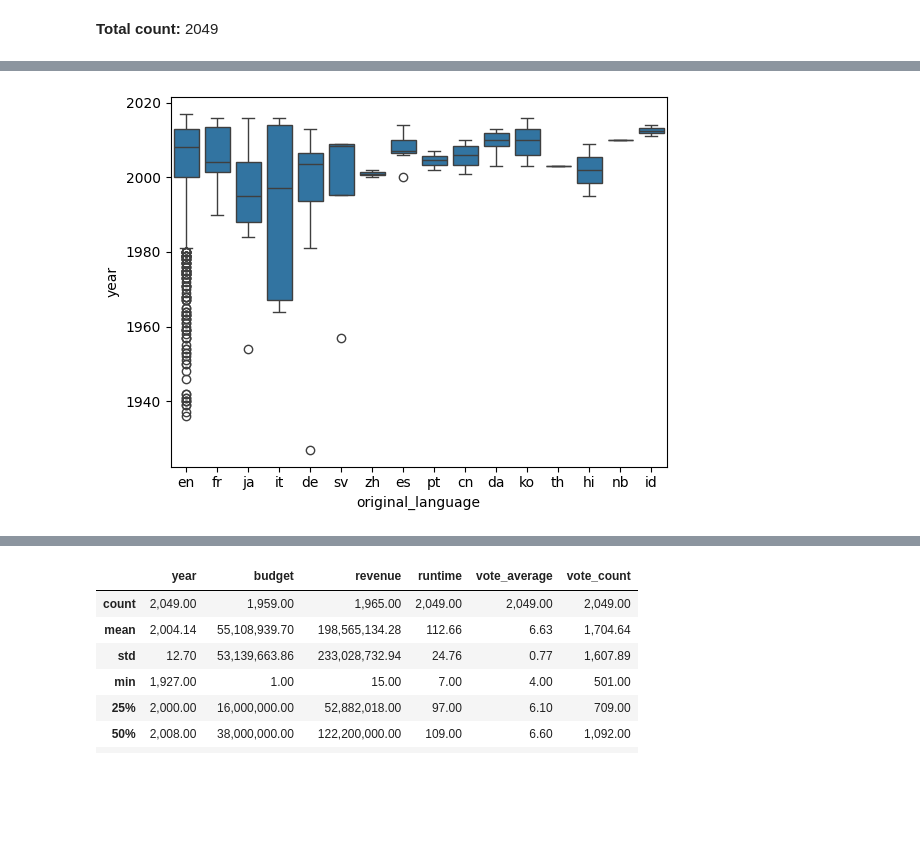
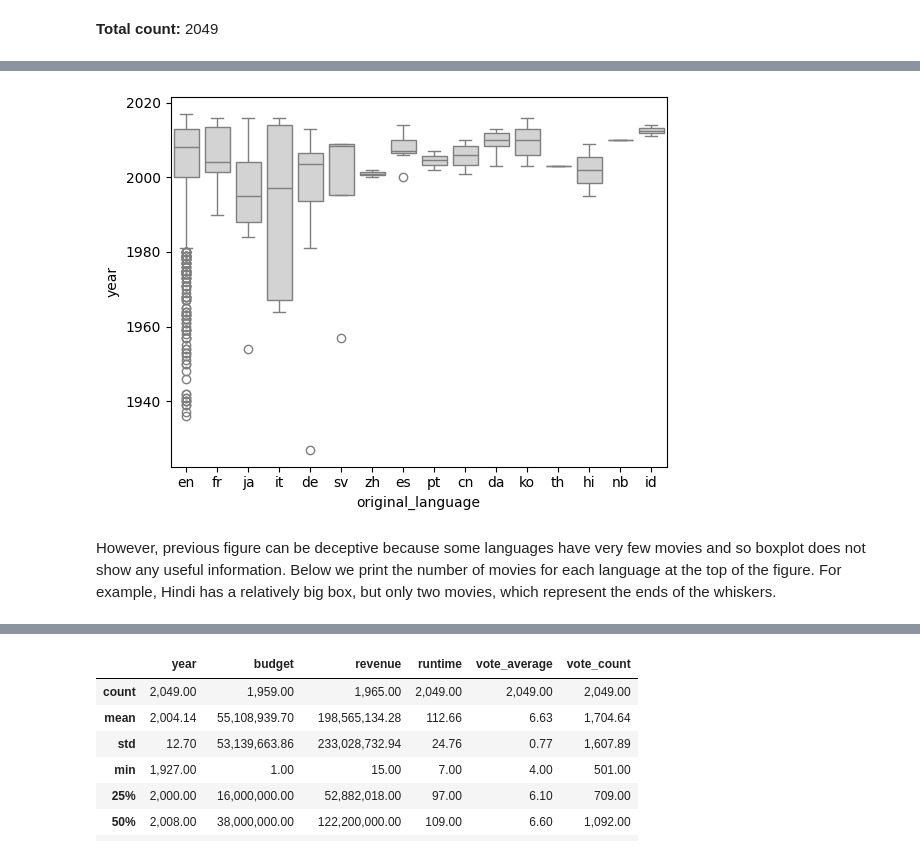
Before and after one commit to bbrejova/viz, a Jupyter notebook: notebooks/L04_Summary_statistics.ipynb, the cells around one changed output, grey strips where cells are left out. Drawn from its saved outputs; the diff is of its cells as text; code cells hidden in the pictures; blank space fills up the shorter version.

```diff
--- a/notebooks/L04_Summary_statistics.ipynb
+++ b/notebooks/L04_Summary_statistics.ipynb
@@ -372,5 +379,7 @@ axes.figure.set_size_inches(8,2)
 # %%
-sns.boxplot(data=movies, x='original_language', y='year')
+sns.boxplot(data=movies, x='original_language', y='year', color='lightgrey')
 pass
 # %% [output]
-[figure, old version]
+[figure, new version]
+# %% [markdown]
+However, previous figure can be deceptive because some languages have very few movies and so boxplot does not show any useful information. Below we print the number of movies for each language at the top of the figure. For example, Hindi has a relatively big box, but only two movies, which represent the ends of the whiskers.
```
Also changed, not shown: parts of 53 cells of this notebook, 5 other files.
